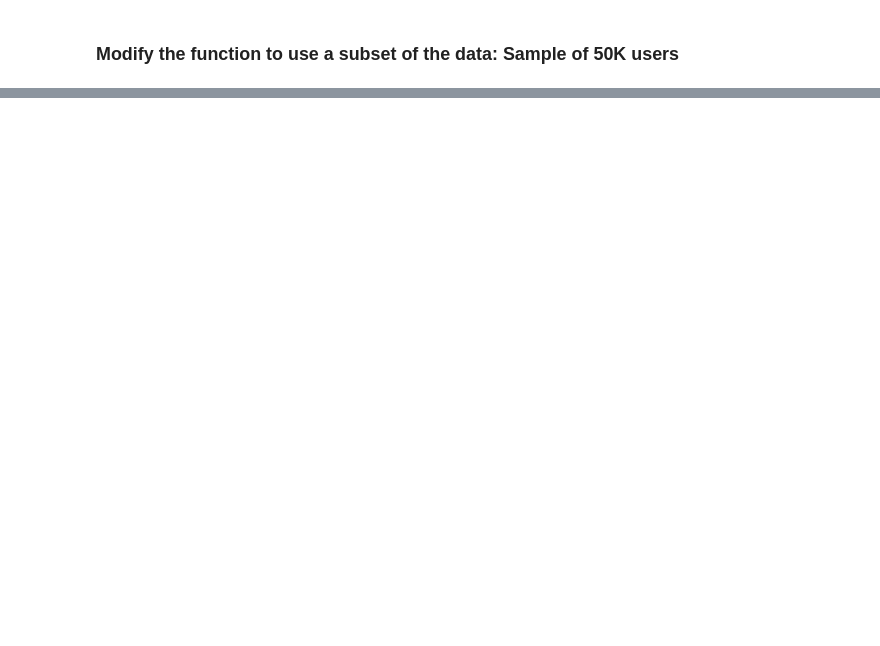
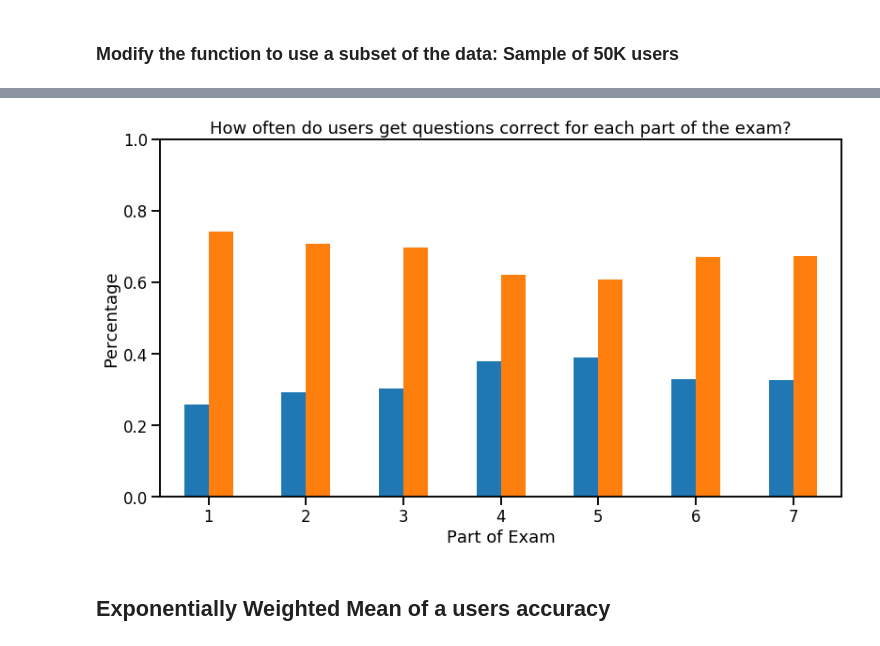
Before and after one commit to Riiid-Team/AI-Learning, a Jupyter notebook: MVP-Ortiz.ipynb, the cells around one changed output, grey strips where cells are left out. Saved outputs shown, nothing was run; the diff lists cells and outputs as text; code cells hidden in the pictures; blank space fills up the shorter version.

```diff
--- a/MVP-Ortiz.ipynb
+++ b/MVP-Ortiz.ipynb
@@ -452,0 +534,14 @@ test.to_csv('mvp_50_test.csv', index=False)
+# %%
+sns.set_context('talk')
+
+pd.crosstab(new_train.question_part, new_train.answered_correctly, normalize='index').plot.bar(figsize=(13, 7))
+plt.legend().set_visible(False)
+plt.title('How often do users get questions correct for each part of the exam?')
+plt.xlabel('Part of Exam')
+plt.ylabel('Percentage')
+plt.xticks(np.arange(0, 7), labels=['1', '2', '3', '4', '5', '6', '7'], rotation=0)
+plt.ylim(0, 1);
+# %% [output]
+[figure, added]
+# %% [markdown]
+## Exponentially Weighted Mean of a users accuracy
```
Also changed, not shown: parts of 22 cells of this notebook.
